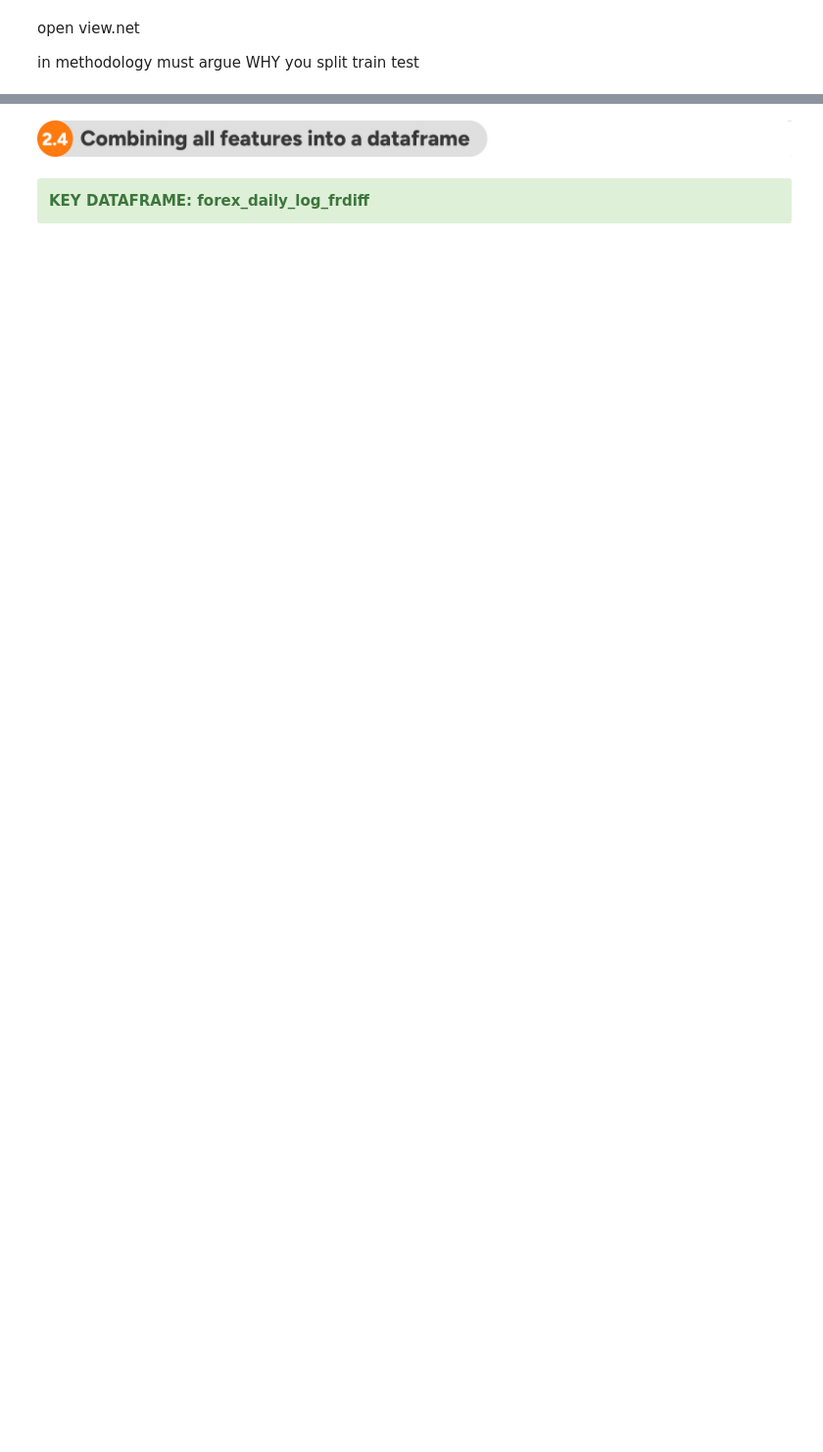
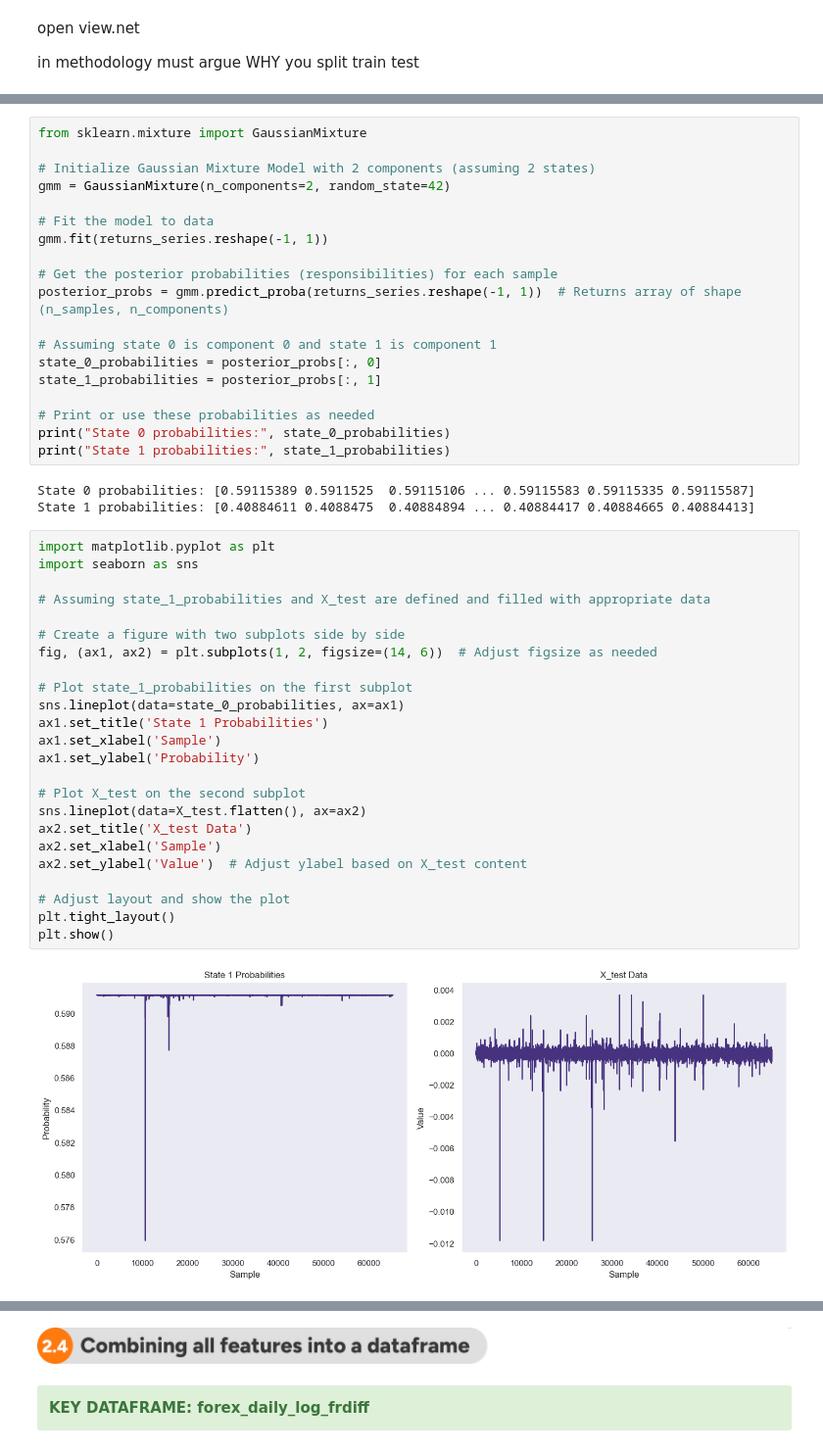
Before and after one commit to kellyle404/backtest_overfit, a Jupyter notebook: overfit_or_legit.ipynb, the cells around one changed output, grey strips where cells are left out. Shown at 98% size. Saved outputs shown, nothing was run; the diff lists cells and outputs as text; blank space fills up the shorter version.

```diff
--- a/overfit_or_legit.ipynb
+++ b/overfit_or_legit.ipynb
@@ -567,0 +544,48 @@ ValueError: Input contains NaN.
+# %%
+from sklearn.mixture import GaussianMixture
+
+# Initialize Gaussian Mixture Model with 2 components (assuming 2 states)
+gmm = GaussianMixture(n_components=2, random_state=42)
+
+# Fit the model to data
+gmm.fit(returns_series.reshape(-1, 1))
+
+# Get the posterior probabilities (responsibilities) for each sample
+posterior_probs = gmm.predict_proba(returns_series.reshape(-1, 1))  # Returns array of shape (n_samples, n_components)
+
+# Assuming state 0 is component 0 and state 1 is component 1
+state_0_probabilities = posterior_probs[:, 0]
+state_1_probabilities = posterior_probs[:, 1]
+
+# Print or use these probabilities as needed
+print("State 0 probabilities:", state_0_probabilities)
+print("State 1 probabilities:", state_1_probabilities)
+# %% [output]
+State 0 probabilities: [0.59115389 0.5911525  0.59115106 ... 0.59115583 0.59115335 0.59115587]
+State 1 probabilities: [0.40884611 0.4088475  0.40884894 ... 0.40884417 0.40884665 0.40884413]
+# %%
+import matplotlib.pyplot as plt
+import seaborn as sns
+
+# Assuming state_1_probabilities and X_test are defined and filled with appropriate data
+
+# Create a figure with two subplots side by side
+fig, (ax1, ax2) = plt.subplots(1, 2, figsize=(14, 6))  # Adjust figsize as needed
+
+# Plot state_1_probabilities on the first subplot
+sns.lineplot(data=state_0_probabilities, ax=ax1)
+ax1.set_title('State 1 Probabilities')
+ax1.set_xlabel('Sample')
+ax1.set_ylabel('Probability')
+
+# Plot X_test on the second subplot
+sns.lineplot(data=X_test.flatten(), ax=ax2)
+ax2.set_title('X_test Data')
+ax2.set_xlabel('Sample')
+ax2.set_ylabel('Value')  # Adjust ylabel based on X_test content
+
+# Adjust layout and show the plot
+plt.tight_layout()
+plt.show()
+# %% [output]
+[figure, added]
```
Also changed, not shown: parts of 20 cells of this notebook.
